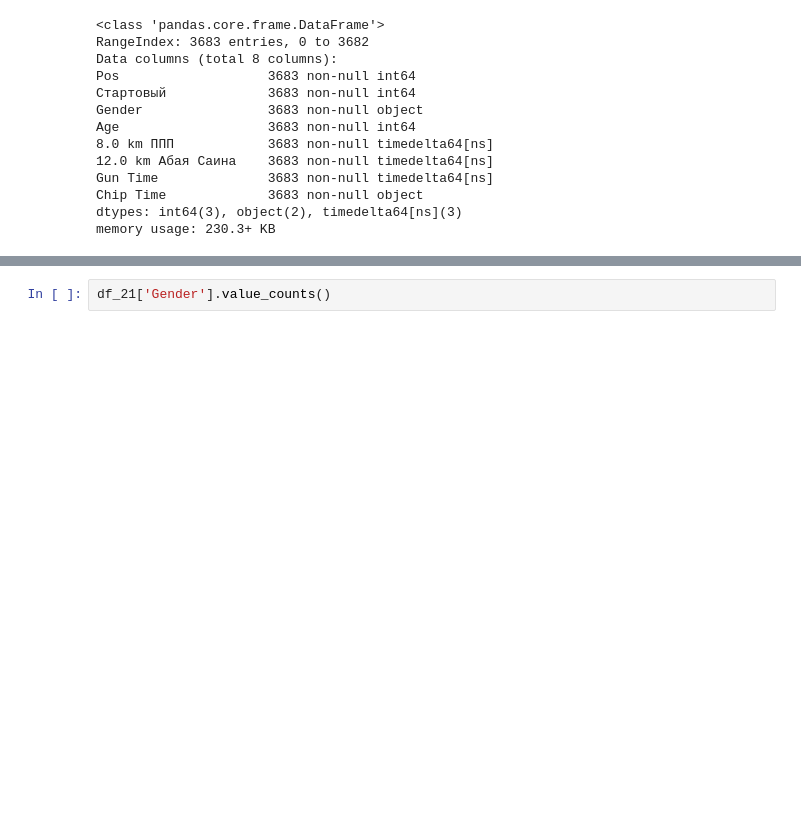
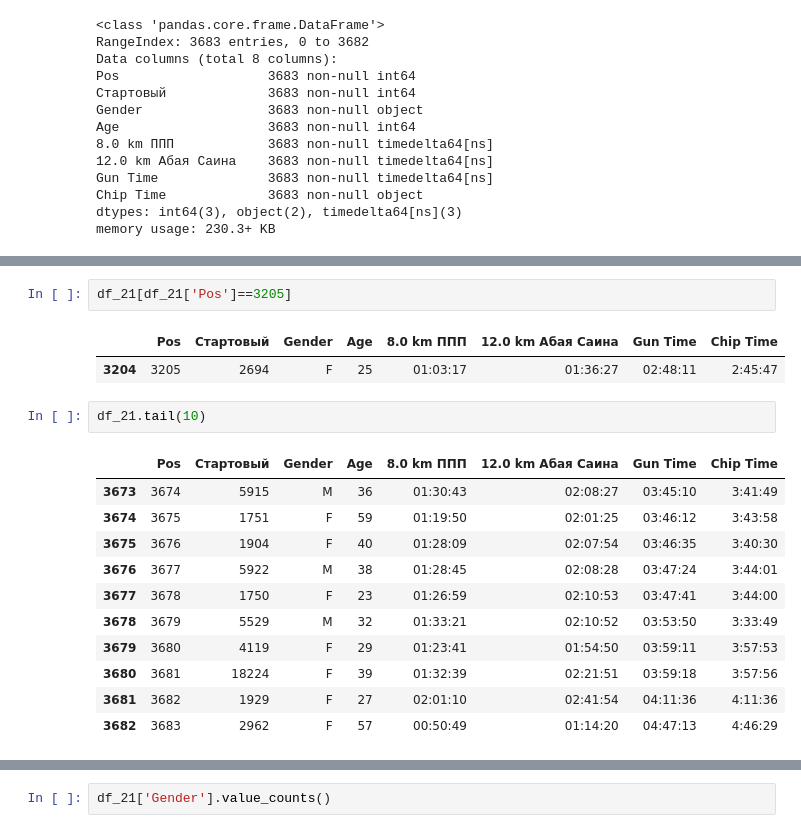
Before and after one commit to imaganov/almaty-marathon-visualization, a Jupyter notebook: Main.ipynb, the cells around one changed output, grey strips where cells are left out. Saved outputs shown, nothing was run; the diff lists cells and outputs as text; blank space fills up the shorter version.

```diff
--- a/Main.ipynb
+++ b/Main.ipynb
@@ -123,0 +133,19 @@ memory usage: 230.3+ KB
+# %%
+df_21[df_21['Pos']==3205]
+# %% [output]
+|  | Pos | Стартовый | Gender | Age | 8.0 km ППП | 12.0 km Абая Саина | Gun Time | Chip Time |
+| 3204 | 3205 | 2694 | F | 25 | 01:03:17 | 01:36:27 | 02:48:11 | 2:45:47 |
+# %%
+df_21.tail(10)
+# %% [output]
+|  | Pos | Стартовый | Gender | Age | 8.0 km ППП | 12.0 km Абая Саина | Gun Time | Chip Time |
+| 3673 | 3674 | 5915 | M | 36 | 01:30:43 | 02:08:27 | 03:45:10 | 3:41:49 |
+| 3674 | 3675 | 1751 | F | 59 | 01:19:50 | 02:01:25 | 03:46:12 | 3:43:58 |
+| 3675 | 3676 | 1904 | F | 40 | 01:28:09 | 02:07:54 | 03:46:35 | 3:40:30 |
+| 3676 | 3677 | 5922 | M | 38 | 01:28:45 | 02:08:28 | 03:47:24 | 3:44:01 |
+| 3677 | 3678 | 1750 | F | 23 | 01:26:59 | 02:10:53 | 03:47:41 | 3:44:00 |
+| 3678 | 3679 | 5529 | M | 32 | 01:33:21 | 02:10:52 | 03:53:50 | 3:33:49 |
+| 3679 | 3680 | 4119 | F | 29 | 01:23:41 | 01:54:50 | 03:59:11 | 3:57:53 |
+| 3680 | 3681 | 18224 | F | 39 | 01:32:39 | 02:21:51 | 03:59:18 | 3:57:56 |
+| 3681 | 3682 | 1929 | F | 27 | 02:01:10 | 02:41:54 | 04:11:36 | 4:11:36 |
+| 3682 | 3683 | 2962 | F | 57 | 00:50:49 | 01:14:20 | 04:47:13 | 4:46:29 |
```
Also changed, not shown: parts of 2 cells of this notebook, 1 other file.
